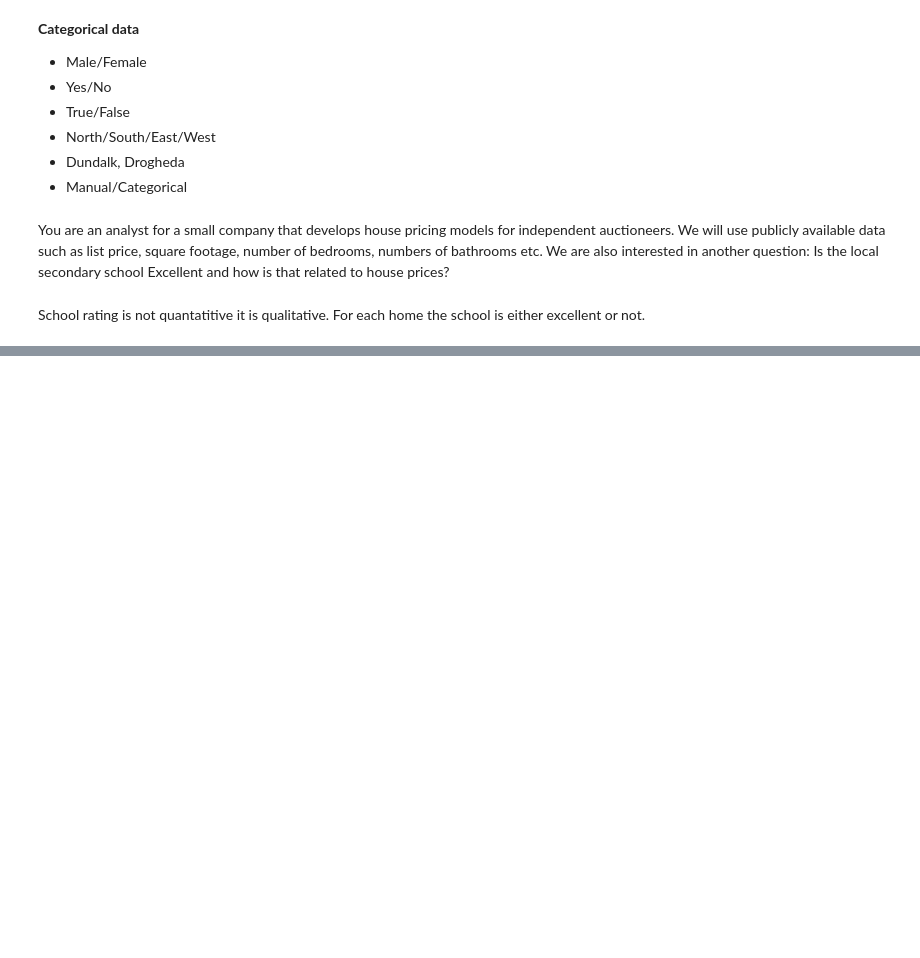
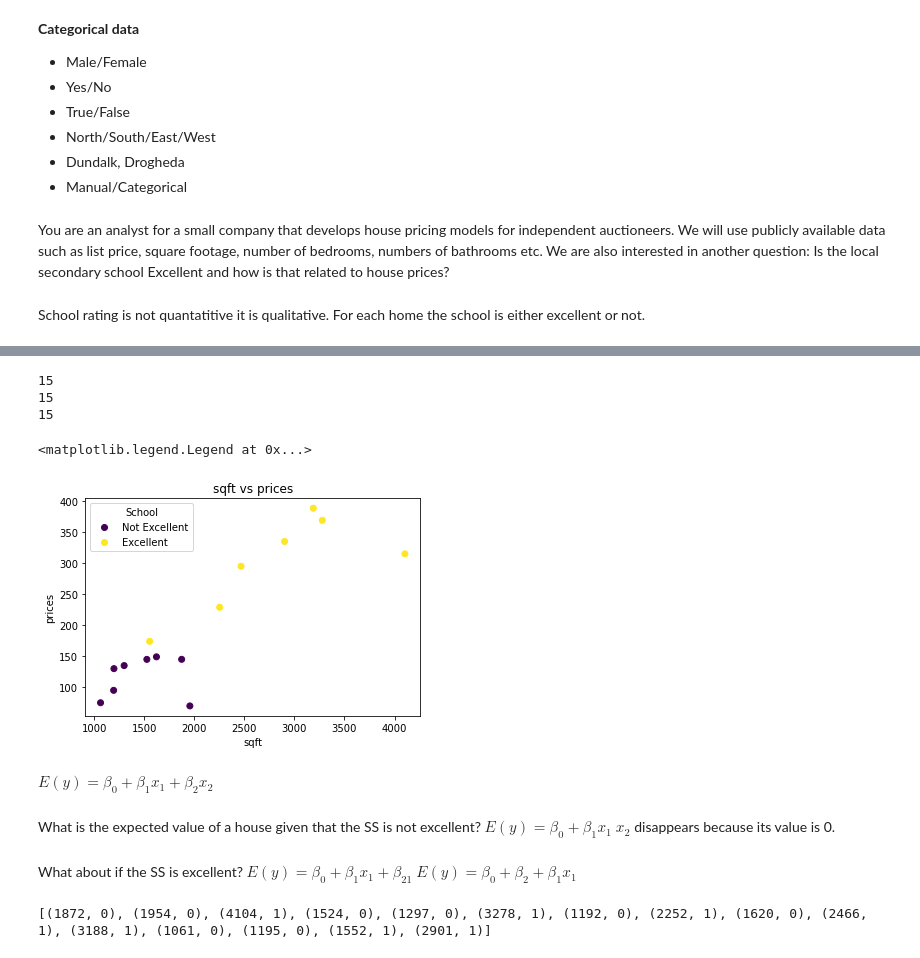
Before and after one commit to johnloane/sd4_dav_24, a Jupyter notebook: Multivariate Analysis Early.ipynb, the cells around one changed output, grey strips where cells are left out. Drawn from its saved outputs; the diff is of its cells as text; code cells hidden in the pictures; blank space fills up the shorter version.

Commit message:
Added data for example with n,s,e,w

```diff
--- a/Multivariate Analysis Early.ipynb
+++ b/Multivariate Analysis Early.ipynb
@@ -630,0 +714,37 @@ School rating is not quantatitive it is qualitative. For each home the school is
+# %%
+prices = [145, 69.9, 315, 144.9, 134.9, 369, 95, 228.9, 149, 295, 388.5, 75, 130, 174, 334.9]
+sqft = [1872, 1954, 4104, 1524, 1297, 3278, 1192, 2252, 1620, 2466, 3188, 1061, 1195, 1552, 2901]
+excellent = [0, 0, 1, 0, 0, 1, 0, 1, 0, 1, 1, 0, 0, 1, 1]
+# %%
+print(len(prices))
+print(len(sqft))
+print(len(excellent))
+# %% [output]
+15
+15
+15
+# %%
+names = ["Not Excellent", "Excellent"]
+plt.title("sqft vs prices")
+plt.xlabel("sqft")
+plt.ylabel("prices")
+scatter = plt.scatter(sqft, prices, c = excellent)
+plt.legend(handles=scatter.legend_elements()[0], labels = names, title="School")
+# %% [output]
+<matplotlib.legend.Legend at 0x...>
+[figure, added]
+# %% [markdown]
+$ E(y) = \beta_0 + \beta_1x_1 + \beta_2x_2$
+# %% [markdown]
+What is the expected value of a house given that the SS is not excellent?
+$ E(y) = \beta_0 + \beta_1x_1 $
+$x_2$ disappears because its value is 0.
+# %% [markdown]
+What about if the SS is excellent?
+$ E(y) = \beta_0 + \beta_1x_1 + \beta_21$
+$ E(y) = \beta_0 + \beta_2 + \beta_1x_1$
+# %%
+all_data = list(zip(sqft, excellent))
+print(all_data)
+# %% [output]
+[(1872, 0), (1954, 0), (4104, 1), (1524, 0), (1297, 0), (3278, 1), (1192, 0), (2252, 1), (1620, 0), (2466, 1), (3188, 1), (1061, 0), (1195, 0), (1552, 1), (2901, 1)]
```
Also changed, not shown: parts of 11 cells of this notebook, 1 other file.
